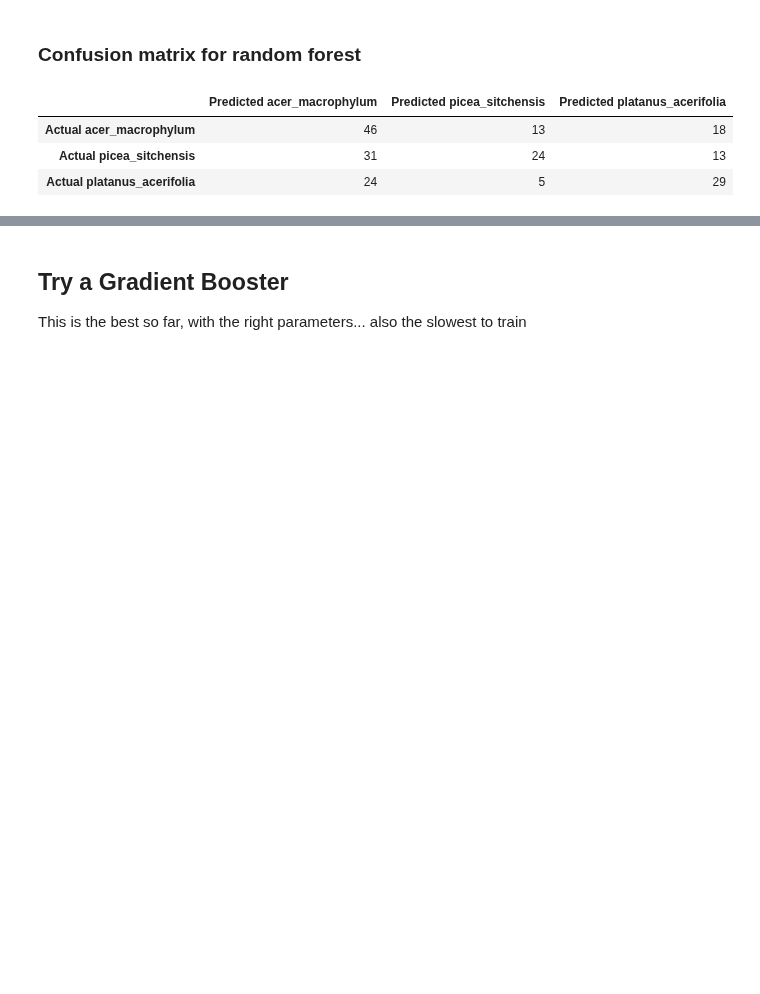
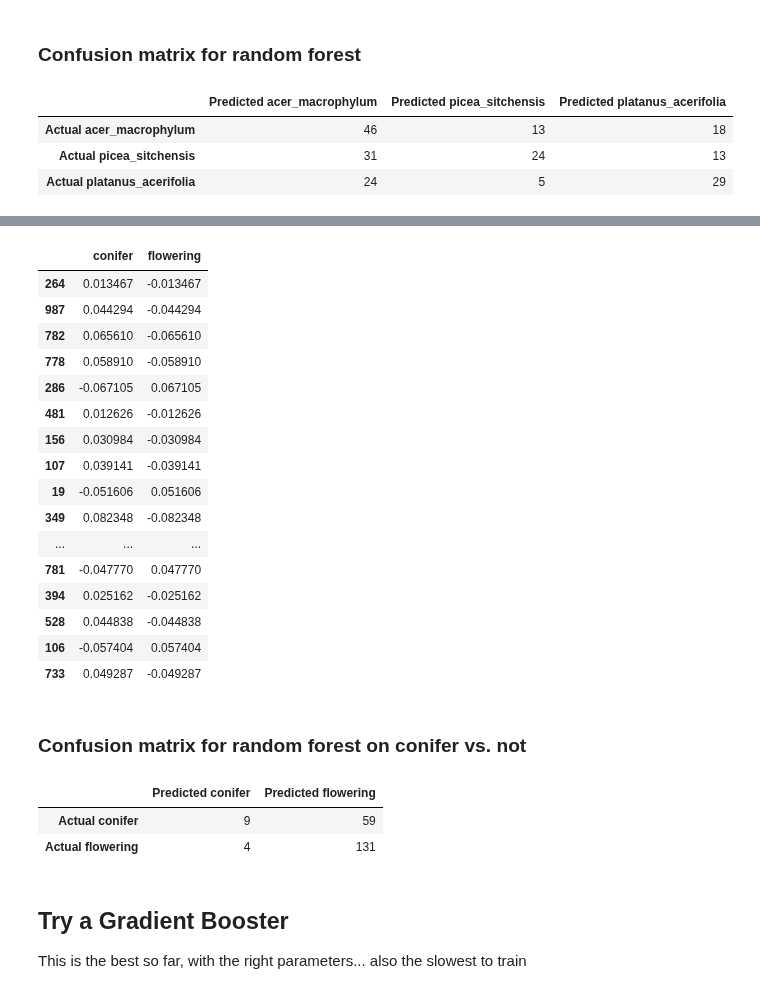
Before and after one commit to NathanielBlairStahn/tree-logic, a Jupyter notebook: build_a_model.ipynb, the cells around one changed output, grey strips where cells are left out. Saved outputs shown, nothing was run; the diff lists cells and outputs as text; code cells hidden in the pictures; blank space fills up the shorter version.

```diff
--- a/build_a_model.ipynb
+++ b/build_a_model.ipynb
@@ -340,3 +449,31 @@ confusion_df(y_test, y_test_hat_cat, rf_model)
+# %%
+(conifer_sum_df - conifer_df[['conifer', 'flowering']]).head(20)
+# %% [output]
+|  | conifer | flowering |
+| 264 | 0.013467 | -0.013467 |
+| 987 | 0.044294 | -0.044294 |
+| 782 | 0.065610 | -0.065610 |
+| 778 | 0.058910 | -0.058910 |
+| 286 | -0.067105 | 0.067105 |
+| 481 | 0.012626 | -0.012626 |
+| 156 | 0.030984 | -0.030984 |
+| 107 | 0.039141 | -0.039141 |
+| 19 | -0.051606 | 0.051606 |
+| 349 | 0.082348 | -0.082348 |
+| ... | ... | ... |
+| 781 | -0.047770 | 0.047770 |
+| 394 | 0.025162 | -0.025162 |
+| 528 | 0.044838 | -0.044838 |
+| 106 | -0.057404 | 0.057404 |
+| 733 | 0.049287 | -0.049287 |
+# %% [markdown]
+### Confusion matrix for random forest on conifer vs. not
+# %%
+confusion_df(yc_test, rf_model2.predict(X_test), rf_model2) #Ok, so it's almost always predicting flowering...
+# %% [output]
+|  | Predicted conifer | Predicted flowering |
+| Actual conifer | 9 | 59 |
+| Actual flowering | 4 | 131 |
 # %% [markdown]
 ## Try a Gradient Booster
 
```
Also changed, not shown: parts of 29 cells of this notebook, 3 other files.
